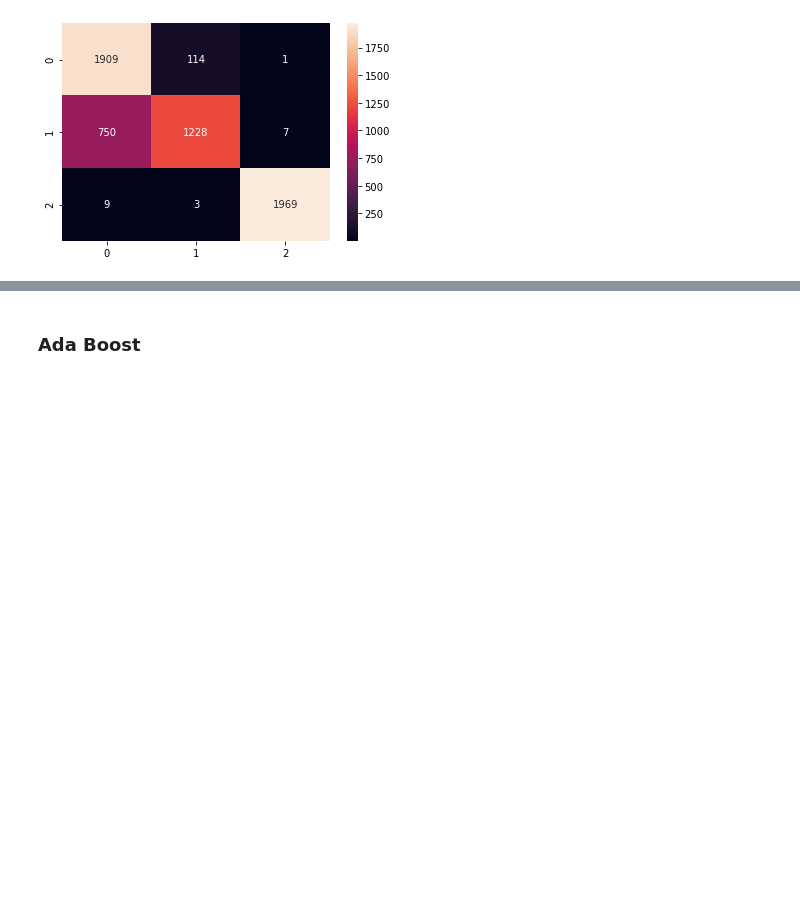
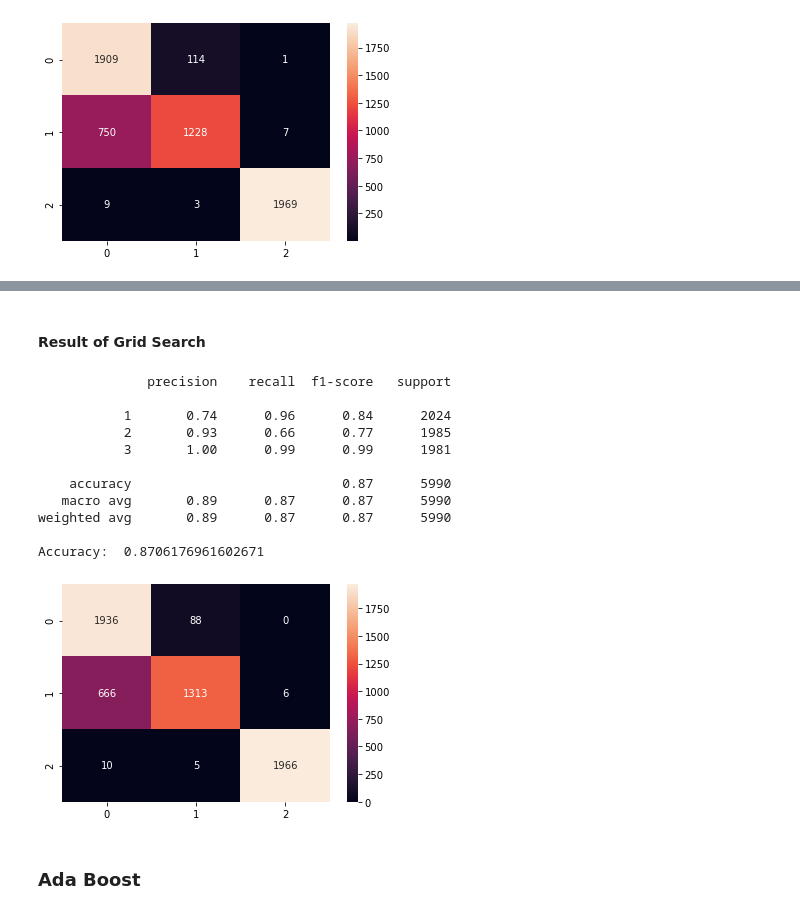
Before and after one commit to Inon-Sinn/Project-Gmar-2, a Jupyter notebook: Part 4 Hands.ipynb, the cells around one changed output, grey strips where cells are left out. Cells and saved outputs as stored; diff of their text form; code cells hidden in the pictures; blank space fills up the shorter version.

```diff
--- a/Part 4 Hands.ipynb
+++ b/Part 4 Hands.ipynb
@@ -669,0 +765,3 @@ Accuracy:  0.8524207011686143
+# %%
+gradB_param_grid = [{'max_depth':[3, 8, 16], 'max_features':[None, 'sqrt', 'auto']}]
+gradB_grid_Search = grid_search(gradB, gradB_param_grid)
@@ -670,3 +783,31 @@ Accuracy:  0.8524207011686143
+# %%
+gradB_grid_Search.max_depth = 3
+gradB_grid_Search.max_features = 'sqrt'
+# %% [markdown]
+#### Result of Grid Search
+# %%
+PredicGradB2 = gradB_grid_Search.predict(X_test_transformed)
+
+#evaluate predictions
+confmat = confusion_matrix(y_test, PredicGradB2)
+sns.heatmap(confmat, annot = True, fmt = "d")
+class_rep = classification_report(y_test, PredicGradB2)
+gradB_score2 = accuracy_score(y_test, PredicGradB2)
+print(class_rep)
+print("Accuracy: ", gradB_score2)
+# %% [output]
+              precision    recall  f1-score   support
+
+           1       0.74      0.96      0.84      2024
+           2       0.93      0.66      0.77      1985
+           3       1.00      0.99      0.99      1981
+
+    accuracy                           0.87      5990
+   macro avg       0.89      0.87      0.87      5990
+weighted avg       0.89      0.87      0.87      5990
+
+Accuracy:  0.8706176961602671
+[figure, added]
 # %% [markdown]
 ### Ada Boost
 # %%
```
Also changed, not shown: parts of 32 cells of this notebook, 1 other file.
